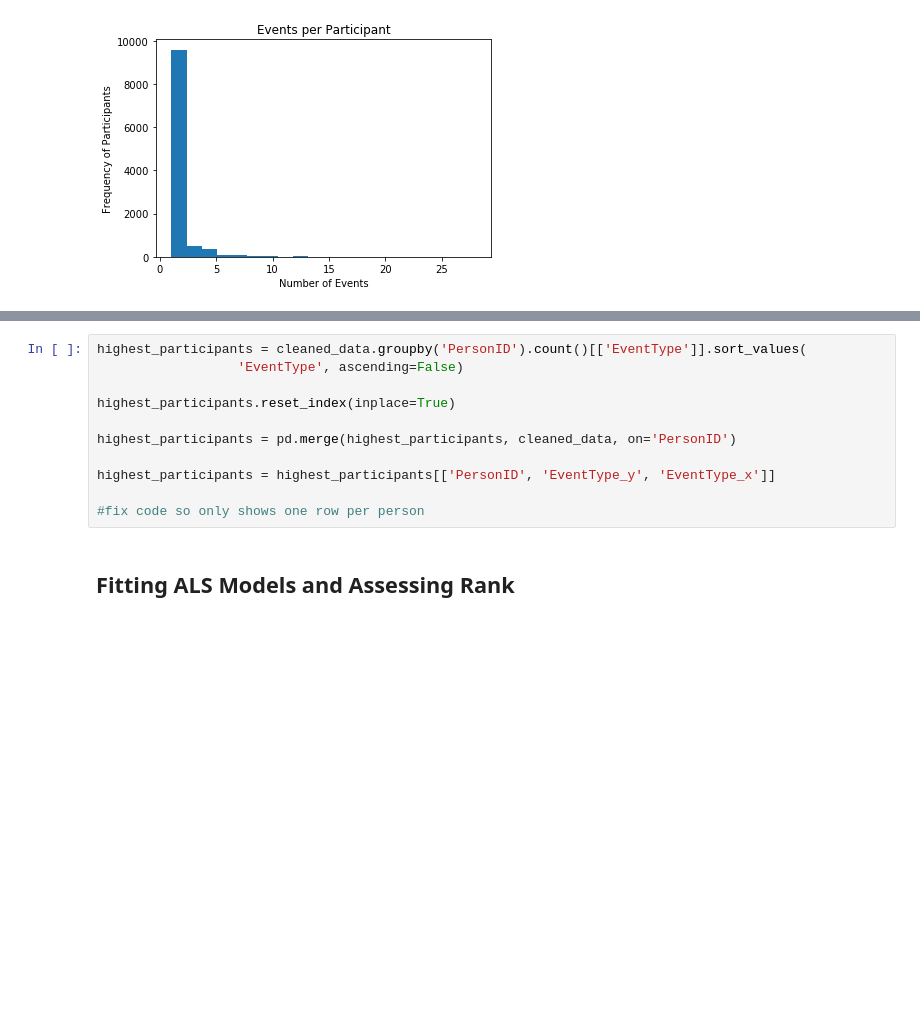
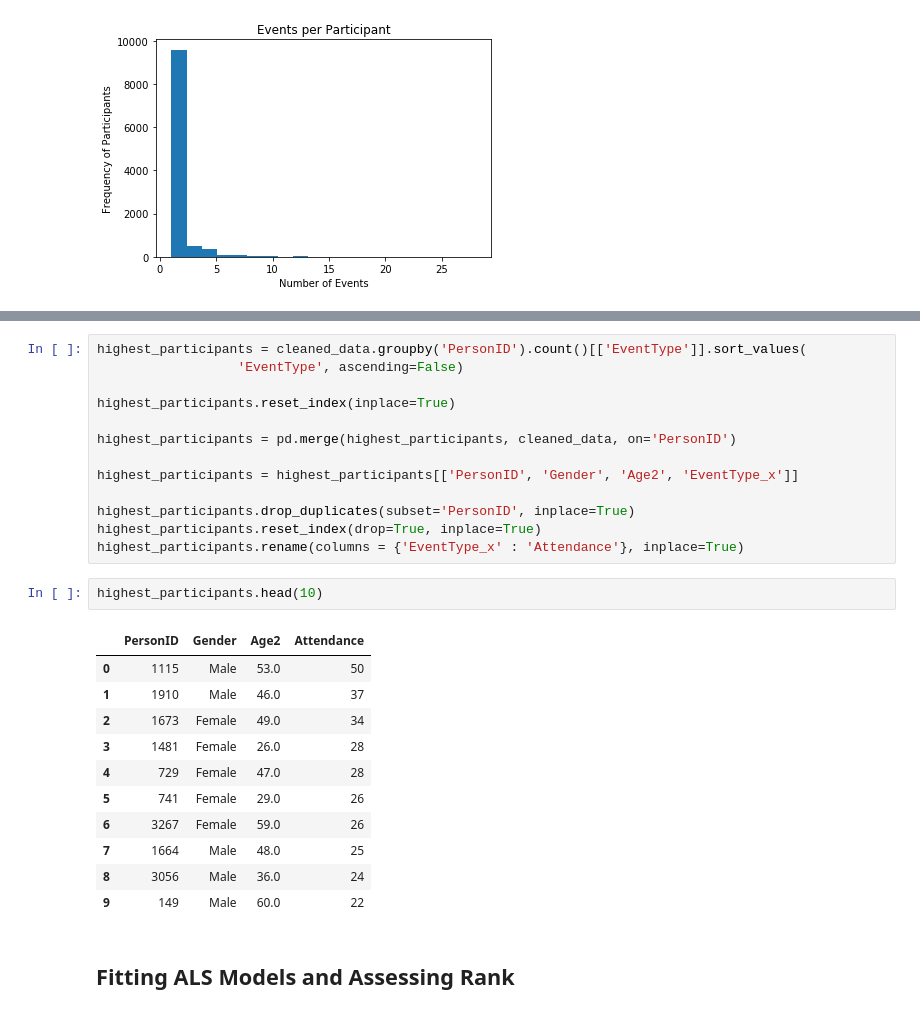
Before and after one commit to gcnuss/trailrun_participation, a Jupyter notebook: model/eda_and_otherplots.ipynb, the cells around one changed output, grey strips where cells are left out. Drawn from its saved outputs; the diff is of its cells as text; blank space fills up the shorter version.

```diff
--- a/model/eda_and_otherplots.ipynb
+++ b/model/eda_and_otherplots.ipynb
@@ -115,9 +120,25 @@ highest_participants.reset_index(inplace=True)
 
 highest_participants = pd.merge(highest_participants, cleaned_data, on='PersonID')
 
-highest_participants = highest_participants[['PersonID', 'EventType_y', 'EventType_x']]
+highest_participants = highest_participants[['PersonID', 'Gender', 'Age2', 'EventType_x']]
 
-#fix code so only shows one row per person
+highest_participants.drop_duplicates(subset='PersonID', inplace=True)
+highest_participants.reset_index(drop=True, inplace=True)
+highest_participants.rename(columns = {'EventType_x' : 'Attendance'}, inplace=True)
+# %%
+highest_participants.head(10)
+# %% [output]
+|  | PersonID | Gender | Age2 | Attendance |
+| 0 | 1115 | Male | 53.0 | 50 |
+| 1 | 1910 | Male | 46.0 | 37 |
+| 2 | 1673 | Female | 49.0 | 34 |
+| 3 | 1481 | Female | 26.0 | 28 |
+| 4 | 729 | Female | 47.0 | 28 |
+| 5 | 741 | Female | 29.0 | 26 |
+| 6 | 3267 | Female | 59.0 | 26 |
+| 7 | 1664 | Male | 48.0 | 25 |
+| 8 | 3056 | Male | 36.0 | 24 |
+| 9 | 149 | Male | 60.0 | 22 |
 # %% [markdown]
 ## Fitting ALS Models and Assessing Rank
 # %%
```
Also changed, not shown: parts of 3 cells of this notebook, 3 other files.
